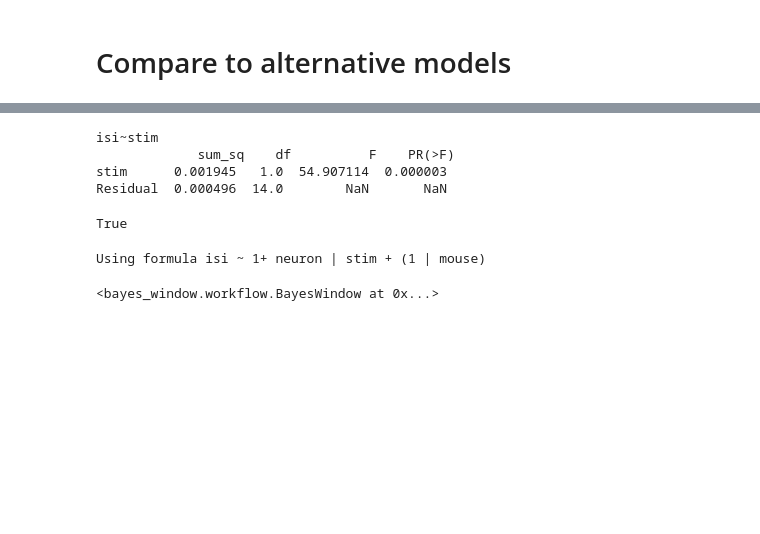
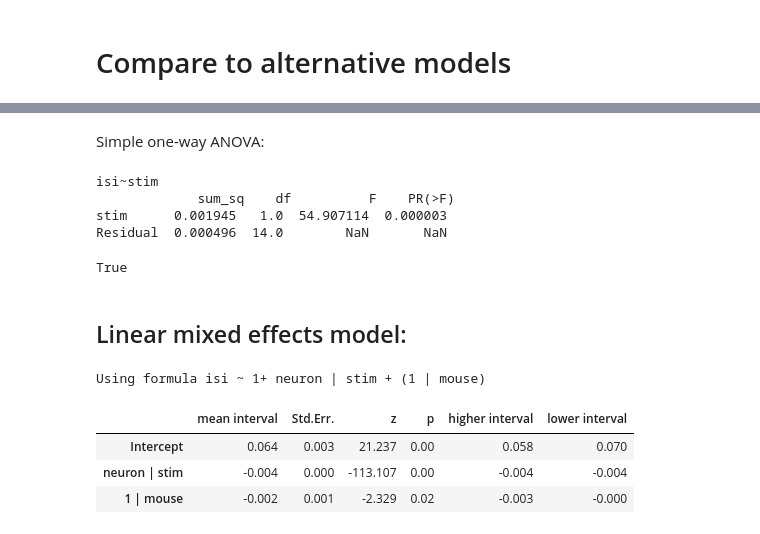
Before and after one commit to mmyros/bayes-window, a Jupyter notebook: docs/example_notebooks/neurons_example/model_comparison.ipynb, the cells around one changed output, grey strips where cells are left out. Saved outputs shown, nothing was run; the diff lists cells and outputs as text; code cells hidden in the pictures; blank space fills up the shorter version.

```diff
--- a/docs/example_notebooks/neurons_example/model_comparison.ipynb
+++ b/docs/example_notebooks/neurons_example/model_comparison.ipynb
@@ -26,6 +26,8 @@ window.explore_models()
 | no_condition | 4 | 30191.1 | 3.68781 | 357.485 | NaN | 97.7011 | 137.74 | False | log |
 | no-treatment | 5 | 29936.8 | 11.4054 | 611.827 | NaN | 93.1468 | 131.859 | False | log |
 | no_condition_or_treatment | 6 | 28072.5 | 2.10538 | 2476.08 | 0 | 98.1497 | 133.422 | False | log |
+# %% [markdown]
+Simple one-way ANOVA:
 # %%
 window.fit_anova()
 # %% [output]
@@ -34,8 +36,14 @@ isi~stim
 stim      0.001945   1.0  54.907114  0.000003
 Residual  0.000496  14.0        NaN       NaN
 True
+# %% [markdown]
+## Linear mixed effects model:
 # %%
 window.fit_lme()
+window.posterior
 # %% [output]
 Using formula isi ~ 1+ neuron | stim + (1 | mouse)
-<bayes_window.workflow.BayesWindow at 0x...>
+|  | mean interval | Std.Err. | z | p | higher interval | lower interval |
+| Intercept | 0.064 | 0.003 | 21.237 | 0.00 | 0.058 | 0.070 |
+| neuron | stim | -0.004 | 0.000 | -113.107 | 0.00 | -0.004 | -0.004 |
+| 1 | mouse | -0.002 | 0.001 | -2.329 | 0.02 | -0.003 | -0.000 |
```
Also changed, not shown: 9 other files.
